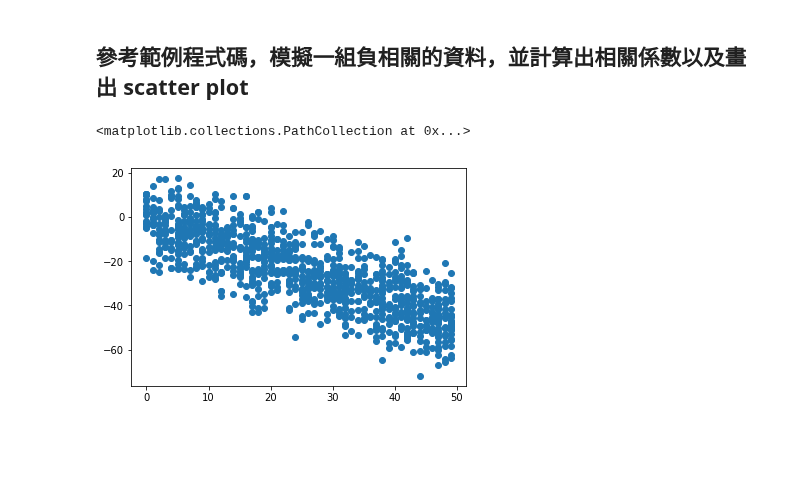
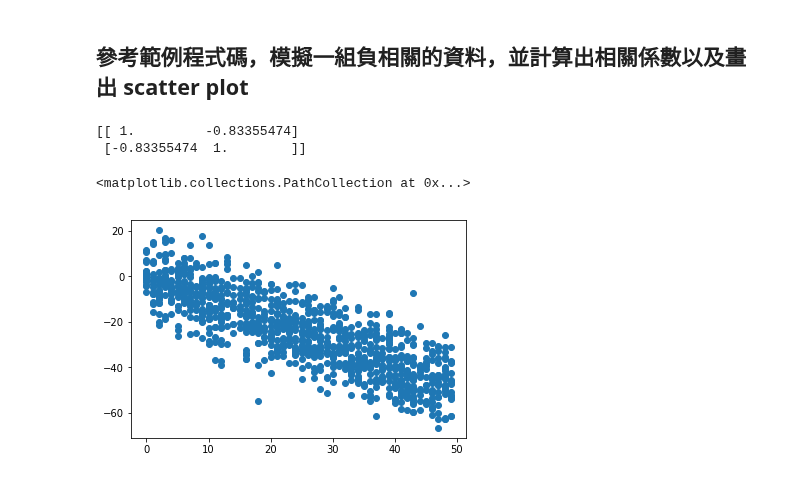
Before and after one commit to peropero1/2nd-ML100Days, a Jupyter notebook: homework/Day_009_HW.ipynb, the cells around one changed output. Cells and saved outputs as stored; diff of their text form; code cells hidden in the pictures; blank space fills up the shorter version.

```diff
--- a/homework/Day_009_HW.ipynb
+++ b/homework/Day_009_HW.ipynb
@@ -59,16 +59,18 @@ plt.scatter(x, y)
 # %%
 #負相關表示當x愈大，y愈小
 # 隨機生成 1000 個介於 0~50 的數 x
 x = np.random.randint(0, 50, 1000)
 
 # 這次讓 y 與 x 負相關，再增加一些雜訊
 y = -x +np.random.normal(0, 10, 1000)
 
 # 再次用 numpy 裡的函數來計算相關係數
-np.corrcoef(x, y)
+print(np.corrcoef(x, y))
 
 # 再看看負相關的 x,y 分布
 plt.scatter(x, y)
 # %% [output]
-<matplotlib.collections.PathCollection at 0x...>
+[[ 1.         -0.83355474]
+ [-0.83355474  1.        ]]
+<matplotlib.collections.PathCollection at 0x...>
-[figure, old version]
+[figure, new version]
```
